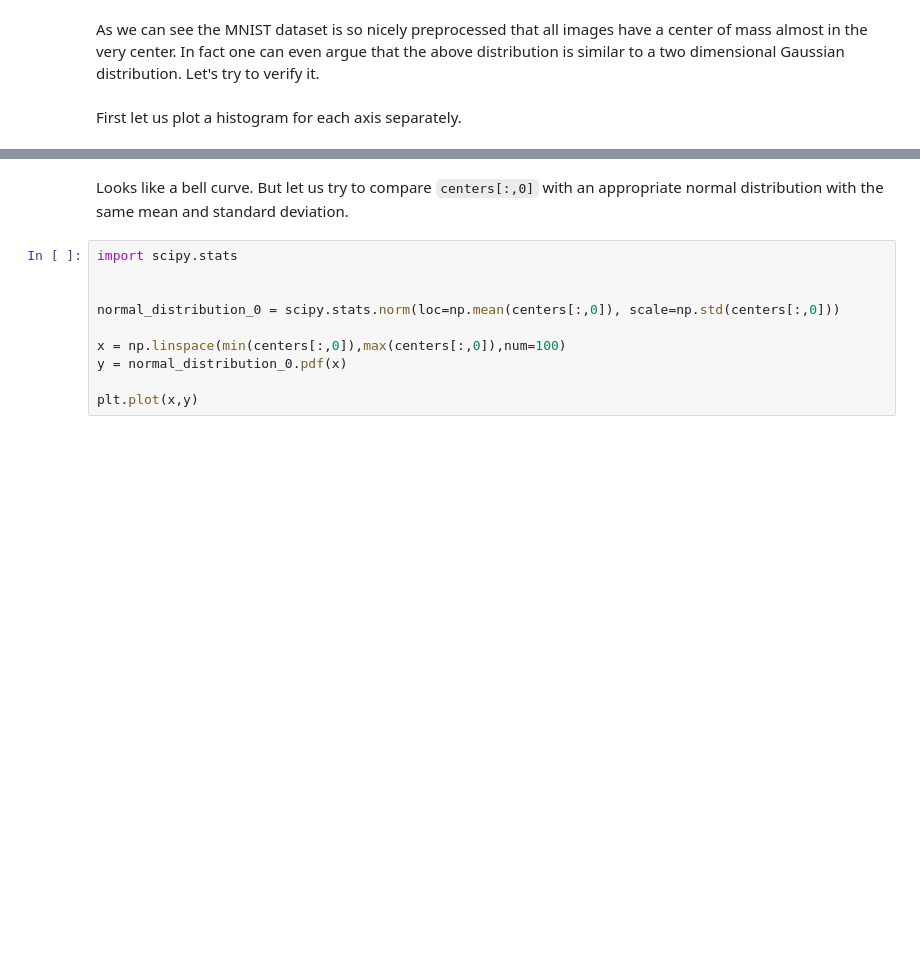
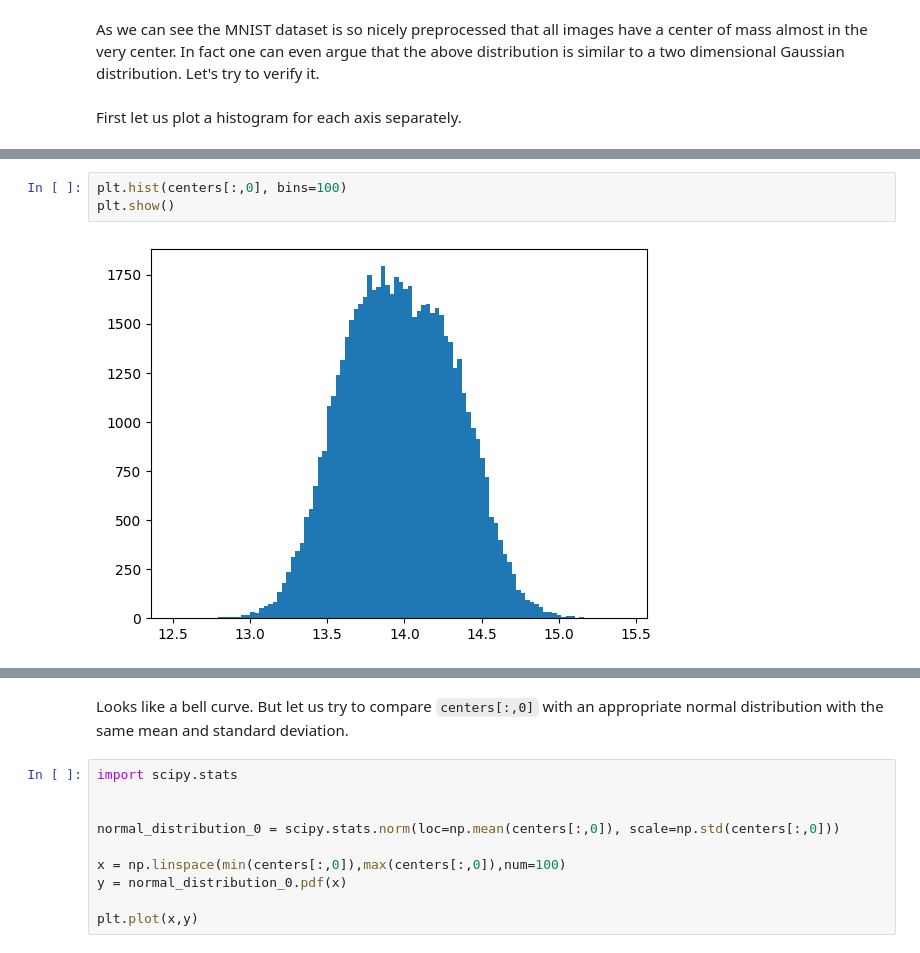
Before and after one commit to dmika1234/ml_uwr_22, a Jupyter notebook: Assignments/Assignment2.ipynb, the cells around one changed output, grey strips where cells are left out. Drawn from its saved outputs; the diff is of its cells as text; blank space fills up the shorter version.

```diff
--- a/Assignments/Assignment2.ipynb
+++ b/Assignments/Assignment2.ipynb
@@ -145,0 +137,5 @@ First let us plot a histogram for each axis separately.
+# %%
+plt.hist(centers[:,0], bins=100)
+plt.show()
+# %% [output]
+[figure, added]
```
Also changed, not shown: parts of 13 cells of this notebook.
